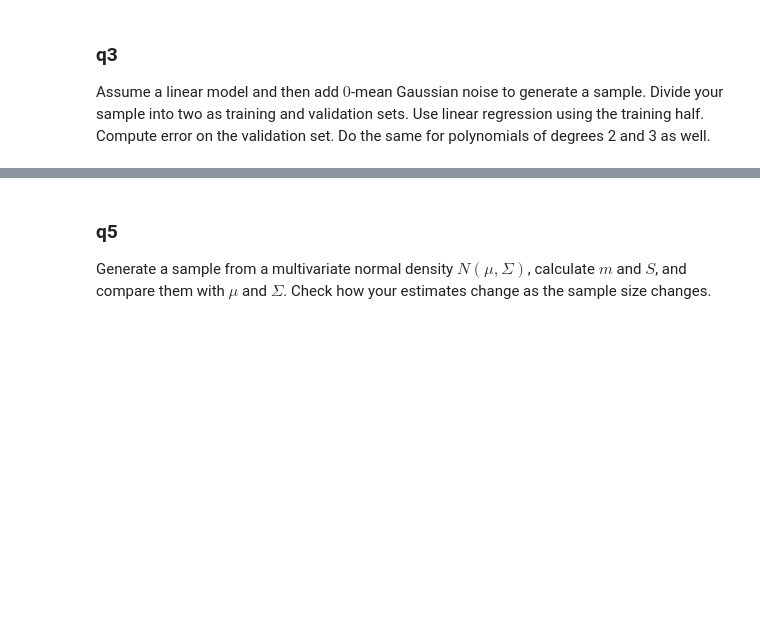
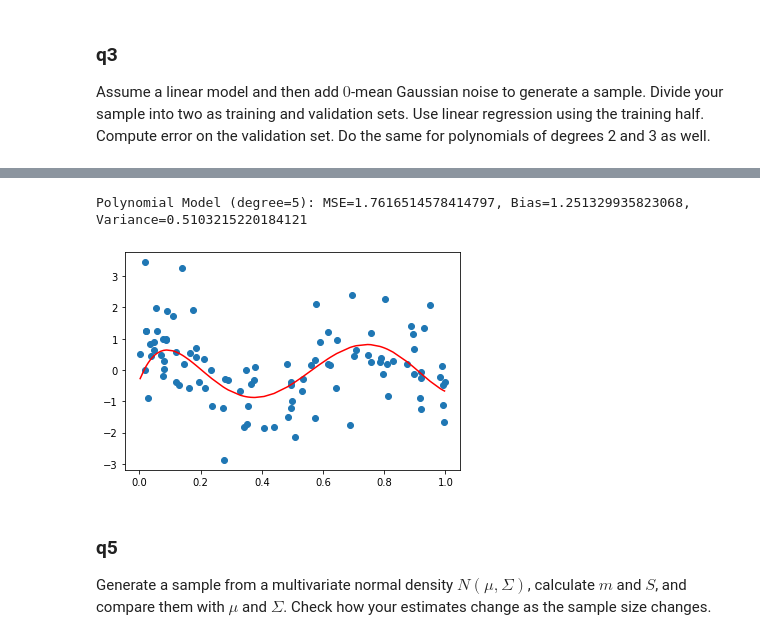
Before and after one commit to DamarisDeng/BIM3008-ML-in-Compbio, a Jupyter notebook: A2/A2.ipynb, the cells around one changed output, grey strips where cells are left out. Saved outputs shown, nothing was run; the diff lists cells and outputs as text; code cells hidden in the pictures; blank space fills up the shorter version.

```diff
--- a/A2/A2.ipynb
+++ b/A2/A2.ipynb
@@ -97,3 +162,23 @@ When the training set is small, the contribution of variance to error may be mor
+# %%
+# define a polynomial model (degree=5)
+poly = PolynomialFeatures(degree=5)
+x_train_poly_5 = poly.fit_transform(x_train.reshape(-1,1))
+x_test_poly_5 = poly.fit_transform(x_test.reshape(-1,1))
+model3 = LinearRegression()
+# fit the model
+model3.fit(x_train_poly_5, y_train)
+# predict
+y_pred_3 = model3.predict(x_test_poly_5)
+# plot
+a, b, c, d, e, f = np.polyfit(x_train, y_train, 5)
+plt.plot(x, a*x**5+b*x**4+c*x**3+d*x**2+e*x+f, 'r')
+plt.scatter(x, y)
+# estimate bias and variance
+mse3, bias3, var3 = bias_variance_decomp(model3, x_train_poly_5, y_train, x_test_poly_5, y_test, loss='mse', num_rounds=200, random_seed=1)
+print(f'Polynomial Model (degree=5): MSE={mse3}, Bias={bias3}, Variance={var3}')
+# %% [output]
+Polynomial Model (degree=5): MSE=1.7616514578414797, Bias=1.251329935823068, Variance=0.5103215220184121
+[figure, added]
 # %% [markdown]
 ### q5
 Generate a sample from a multivariate normal density $N(\mu, \Sigma)$, calculate $m$ and $S$, and compare them with $\mu$ and $\Sigma$. Check how your estimates change as the sample size changes.
```
Also changed, not shown: parts of 24 cells of this notebook, 16 other files.
